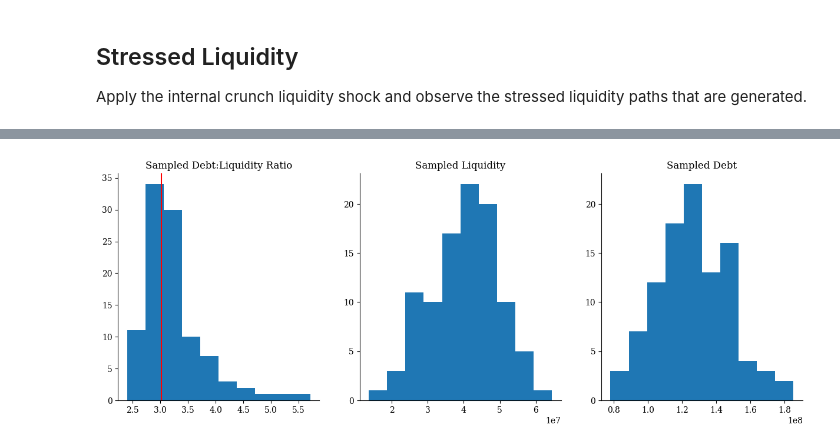
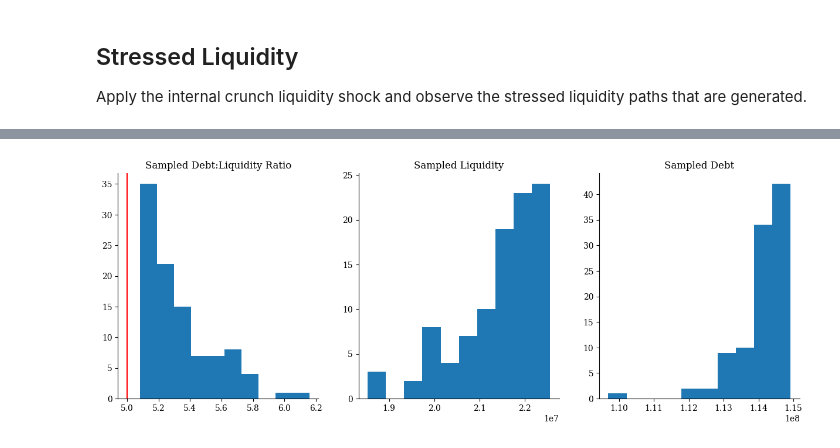
Before and after one commit to xenophonlabs/crvUSDrisk, a Jupyter notebook: notebooks/demo_liquidity_provider.ipynb, the cells around one changed output, grey strips where cells are left out. Saved outputs shown, nothing was run; the diff lists cells and outputs as text; code cells hidden in the pictures.

```diff
--- a/notebooks/demo_liquidity_provider.ipynb
+++ b/notebooks/demo_liquidity_provider.ipynb
@@ -277,6 +277,6 @@ config
 The config is generated by the script `scripts/gen_liquidity_config.py`.
 # %%
 aliases = ["wsteth", "weth", "wbtc", "sfrxeth"]
-baseline_ = Scenario("baseline_micro", aliases)
-internal_crunch_ = Scenario("internal_crunch", aliases)
+baseline_ = Scenario("baseline", aliases)
+severe_crvusd_liquidity_ = Scenario("severe crvusd liquidity", aliases)
 # %% [output]
@@ -324,6 +342,7 @@ Resampled ratio: 2.55
 # %%
 resampled = pd.DataFrame(columns=["liquidity", "debt", "ratio"])
-for _ in range(100):
+for i in range(100):
+    print(f"Resampling {i}")
     scenario = deepcopy(baseline_)
     scenario.prepare_for_run()
     liquidity = scenario.total_crvusd_liquidity / 1e18
@@ -372,7 +402,8 @@ internal_crunch_strat.apply_shocks(internal_crunch_)
 # %%
 resampled = pd.DataFrame(columns=["liquidity", "debt", "ratio"])
-for _ in range(100):
-    scenario = deepcopy(internal_crunch_)
+for i in range(100):
+    print(f"Resampling {i}")
+    scenario = deepcopy(severe_crvusd_liquidity_)
     scenario.prepare_for_run()
     liquidity = scenario.total_crvusd_liquidity / 1e18
     debt = scenario.total_debt / 1e18
@@ -396,14 +444,17 @@ resampled
 # %%
 f, axs = plt.subplots(1, 3, figsize=(15, 5))
 resampled["ratio"].hist(grid=False, bins=10, ax=axs[0])
 axs[0].set_title("Sampled Debt:Liquidity Ratio")
 axs[0].axvline(
-    internal_crunch_.target_liquidity_ratio, color="red", label="Target Ratio", c="red"
+    severe_crvusd_liquidity_.target_liquidity_ratio,
+    color="red",
+    label="Target Ratio",
+    c="red",
 )
 resampled["liquidity"].hist(grid=False, bins=10, ax=axs[1])
 axs[1].set_title("Sampled Liquidity")
 resampled["debt"].hist(grid=False, bins=10, ax=axs[2])
 axs[2].set_title("Sampled Debt")
 print()
 # %% [output]
-[figure, old version]
+[figure, new version]
```
Also changed, not shown: parts of 13 cells of this notebook, 6 other files.
